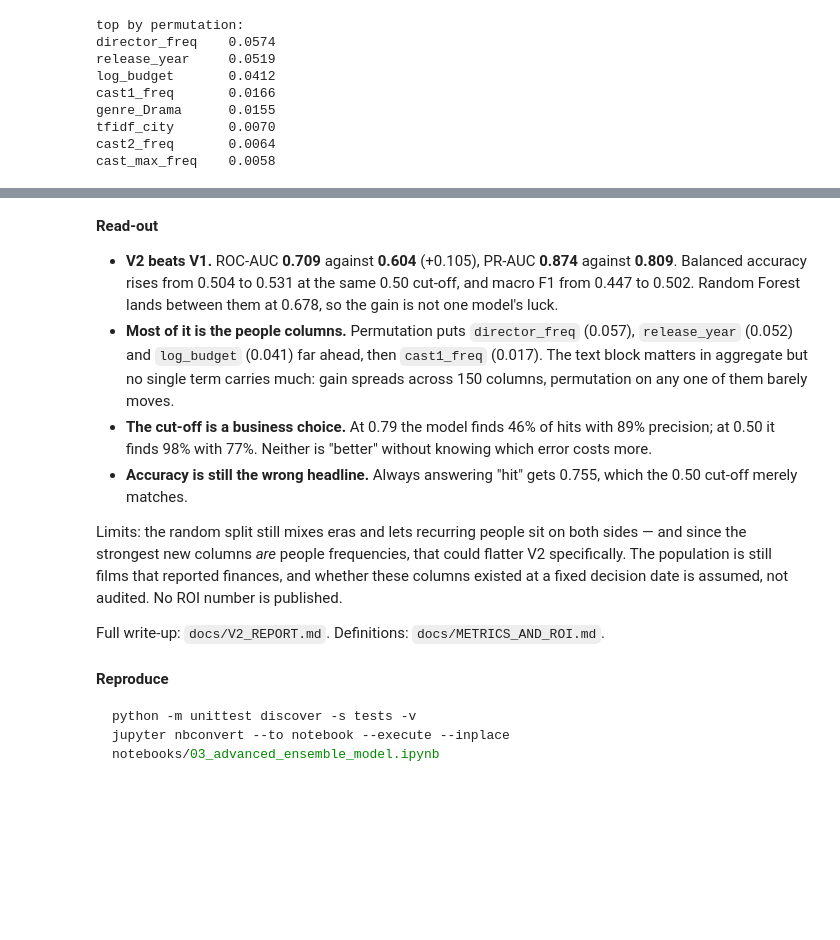
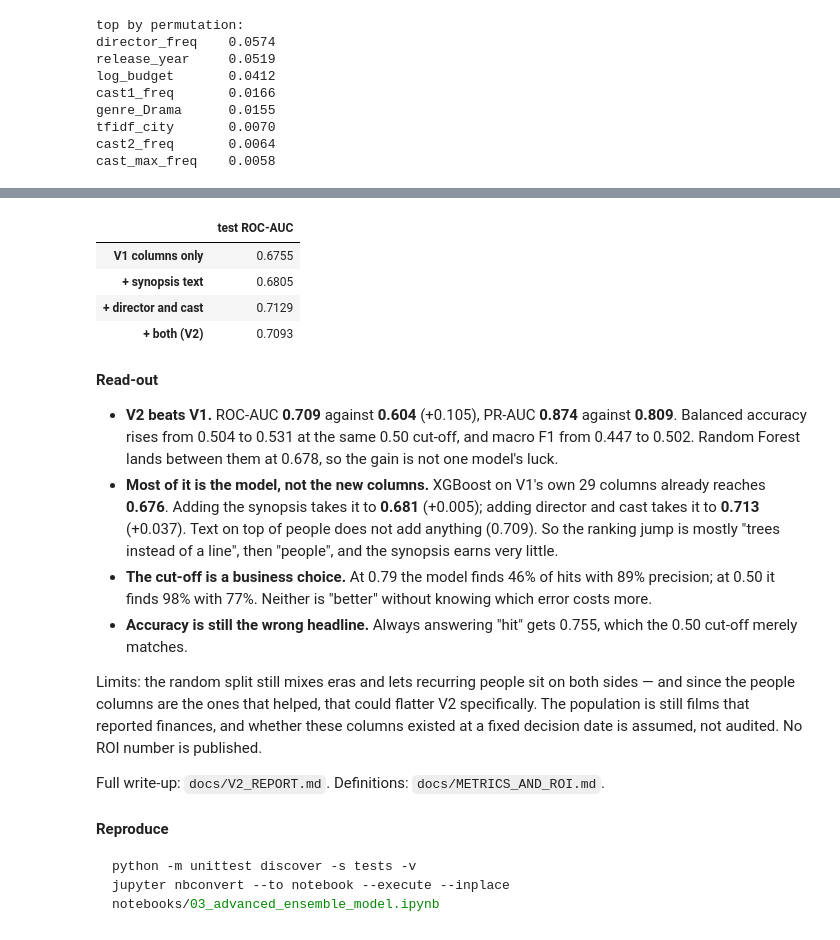
Before and after one commit to andreisugu/greenlight-ml, a Jupyter notebook: notebooks/03_advanced_ensemble_model.ipynb, the cells around one changed output, grey strips where cells are left out. Saved outputs shown, nothing was run; the diff lists cells and outputs as text; code cells hidden in the pictures; blank space fills up the shorter version.

```diff
--- a/notebooks/03_advanced_ensemble_model.ipynb
+++ b/notebooks/03_advanced_ensemble_model.ipynb
@@ -227,19 +233,43 @@ cast_max_freq    0.0058
+# %%
+xgb_settings = dict(search.best_params_, eval_metric="logloss", tree_method="hist",
+                    n_jobs=4, random_state=42)
+
+ablations = {}
+for label, blocks in [
+    ("V1 columns only", dict(include_text=False, include_director=False)),
+    ("+ synopsis text", dict(include_text=True, include_director=False)),
+    ("+ director and cast", dict(include_text=False, include_director=True, include_cast=True)),
+    ("+ both (V2)", dict(include_text=True, include_director=True, include_cast=True,
+                          max_tfidf_features=150)),
+]:
+    fitted = FeatureEncoder(**blocks).fit(train_df)
+    model = XGBClassifier(**xgb_settings).fit(fitted.transform(train_df), y_train)
+    ablations[label] = round(roc_auc_score(y_test, model.predict_proba(fitted.transform(test_df))[:, 1]), 4)
+
+pd.Series(ablations).to_frame("test ROC-AUC")
+# %% [output]
+|  | test ROC-AUC |
+| V1 columns only | 0.6755 |
+| + synopsis text | 0.6805 |
+| + director and cast | 0.7129 |
+| + both (V2) | 0.7093 |
 # %% [markdown]
 **Read-out**
 
 - **V2 beats V1.** ROC-AUC **0.709** against **0.604** (+0.105), PR-AUC **0.874** against **0.809**. Balanced accuracy
   rises from 0.504 to 0.531 at the same 0.50 cut-off, and macro F1 from 0.447 to 0.502. Random Forest lands between them
   at 0.678, so the gain is not one model's luck.
-- **Most of it is the people columns.** Permutation puts `director_freq` (0.057), `release_year` (0.052) and
-  `log_budget` (0.041) far ahead, then `cast1_freq` (0.017). The text block matters in aggregate but no single term
-  carries much: gain spreads across 150 columns, permutation on any one of them barely moves.
+- **Most of it is the model, not the new columns.** XGBoost on V1's own 29 columns already reaches **0.676**. Adding the
+  synopsis takes it to **0.681** (+0.005); adding director and cast takes it to **0.713** (+0.037). Text on top of people
+  does not add anything (0.709). So the ranking jump is mostly "trees instead of a line", then "people", and the synopsis
+  earns very little.
 - **The cut-off is a business choice.** At 0.79 the model finds 46% of hits with 89% precision; at 0.50 it finds 98% with
   77%. Neither is "better" without knowing which error costs more.
 - **Accuracy is still the wrong headline.** Always answering "hit" gets 0.755, which the 0.50 cut-off merely matches.
 
-Limits: the random split still mixes eras and lets recurring people sit on both sides — and since the strongest new
-columns *are* people frequencies, that could flatter V2 specifically. The population is still films that reported
-finances, and whether these columns existed at a fixed decision date is assumed, not audited. No ROI number is published.
+Limits: the random split still mixes eras and lets recurring people sit on both sides — and since the people columns are
+the ones that helped, that could flatter V2 specifically. The population is still films that reported finances, and
+whether these columns existed at a fixed decision date is assumed, not audited. No ROI number is published.
 
 Full write-up: `docs/V2_REPORT.md`. Definitions: `docs/METRICS_AND_ROI.md`.
 # %% [markdown]
```
Also changed, not shown: parts of 1 cell of this notebook, 2 other files.
